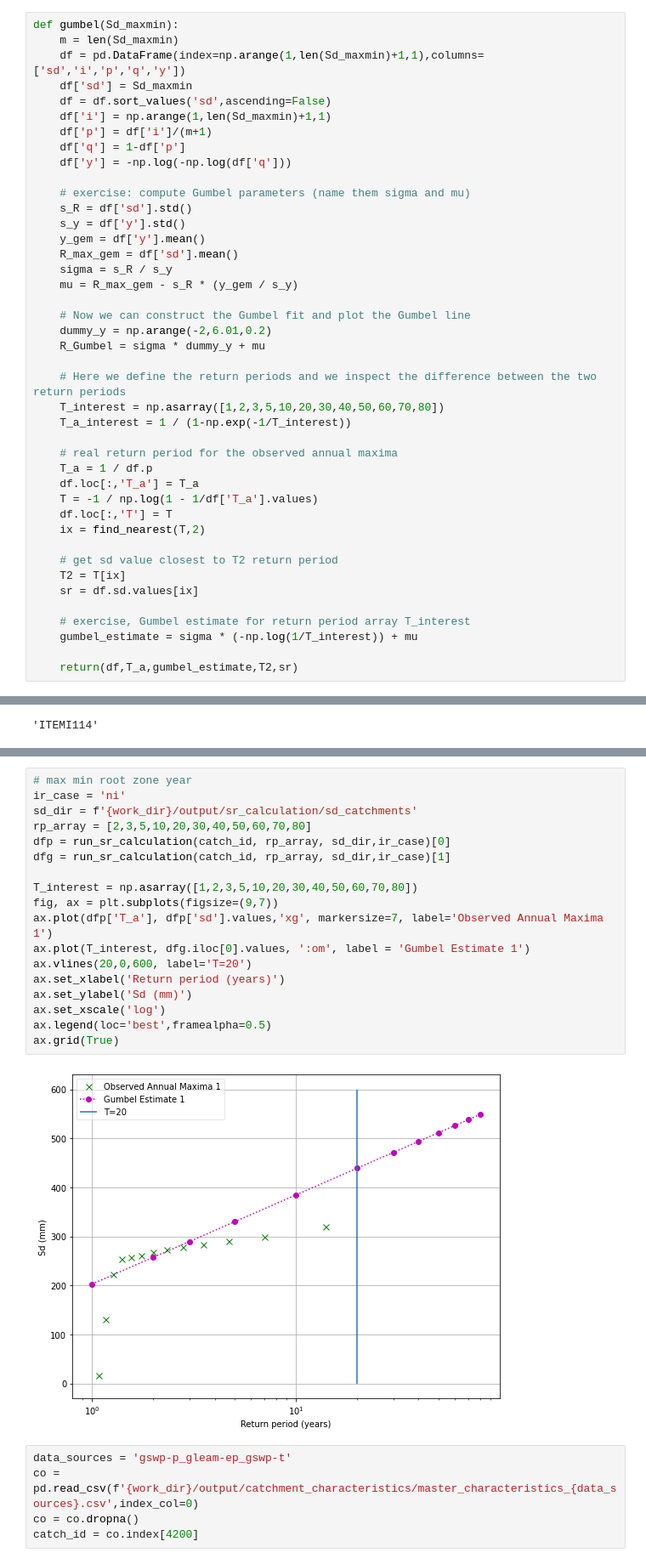
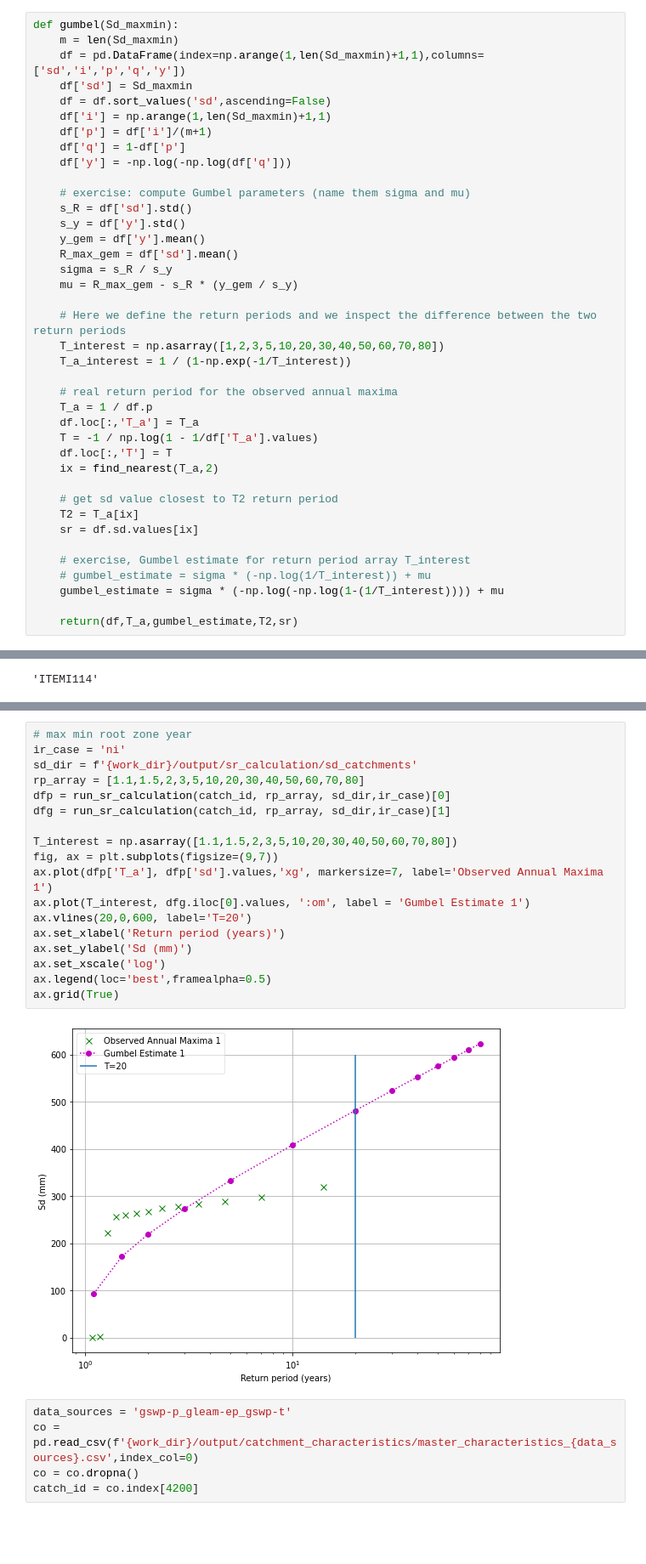
Before and after one commit to fvanoorschot/global_sr_module, a Jupyter notebook: gumbel.ipynb, the cells around one changed output, grey strips where cells are left out. Shown at 85% size. Cells and saved outputs as stored; diff of their text form; blank space fills up the shorter version.

```diff
--- a/gumbel.ipynb
+++ b/gumbel.ipynb
@@ -194,10 +197,6 @@ def gumbel(Sd_maxmin):
     sigma = s_R / s_y
     mu = R_max_gem - s_R * (y_gem / s_y)
 
-    # Now we can construct the Gumbel fit and plot the Gumbel line
-    dummy_y = np.arange(-2,6.01,0.2)
-    R_Gumbel = sigma * dummy_y + mu
-
     # Here we define the return periods and we inspect the difference between the two return periods
     T_interest = np.asarray([1,2,3,5,10,20,30,40,50,60,70,80])
     T_a_interest = 1 / (1-np.exp(-1/T_interest))
@@ -207,14 +206,15 @@ def gumbel(Sd_maxmin):
     df.loc[:,'T_a'] = T_a
     T = -1 / np.log(1 - 1/df['T_a'].values)
     df.loc[:,'T'] = T
-    ix = find_nearest(T,2)
+    ix = find_nearest(T_a,2)
 
     # get sd value closest to T2 return period
-    T2 = T[ix]
+    T2 = T_a[ix]
     sr = df.sd.values[ix]
 
     # exercise, Gumbel estimate for return period array T_interest
-    gumbel_estimate = sigma * (-np.log(1/T_interest)) + mu
+    # gumbel_estimate = sigma * (-np.log(1/T_interest)) + mu
+    gumbel_estimate = sigma * (-np.log(-np.log(1-(1/T_interest)))) + mu
 
     return(df,T_a,gumbel_estimate,T2,sr)
 # %%
@@ -569,23 +570,23 @@ ax.grid(True)
 # %%
 # max min root zone year
 ir_case = 'ni'
 sd_dir = f'{work_dir}/output/sr_calculation/sd_catchments'
-rp_array = [2,3,5,10,20,30,40,50,60,70,80]
+rp_array = [1.1,1.5,2,3,5,10,20,30,40,50,60,70,80]
 dfp = run_sr_calculation(catch_id, rp_array, sd_dir,ir_case)[0]
 dfg = run_sr_calculation(catch_id, rp_array, sd_dir,ir_case)[1]
 
-T_interest = np.asarray([1,2,3,5,10,20,30,40,50,60,70,80])
+T_interest = np.asarray([1.1,1.5,2,3,5,10,20,30,40,50,60,70,80])
 fig, ax = plt.subplots(figsize=(9,7))
 ax.plot(dfp['T_a'], dfp['sd'].values,'xg', markersize=7, label='Observed Annual Maxima 1')
 ax.plot(T_interest, dfg.iloc[0].values, ':om', label = 'Gumbel Estimate 1')
 ax.vlines(20,0,600, label='T=20')
 ax.set_xlabel('Return period (years)')
 ax.set_ylabel('Sd (mm)')
 ax.set_xscale('log')
 ax.legend(loc='best',framealpha=0.5)
 ax.grid(True)
 # %% [output]
-[figure, old version]
+[figure, new version]
 # %%
 data_sources = 'gswp-p_gleam-ep_gswp-t'
 co = pd.read_csv(f'{work_dir}/output/catchment_characteristics/master_characteristics_{data_sources}.csv',index_col=0)
```
Also changed, not shown: parts of 23 cells of this notebook, 5 other files.
